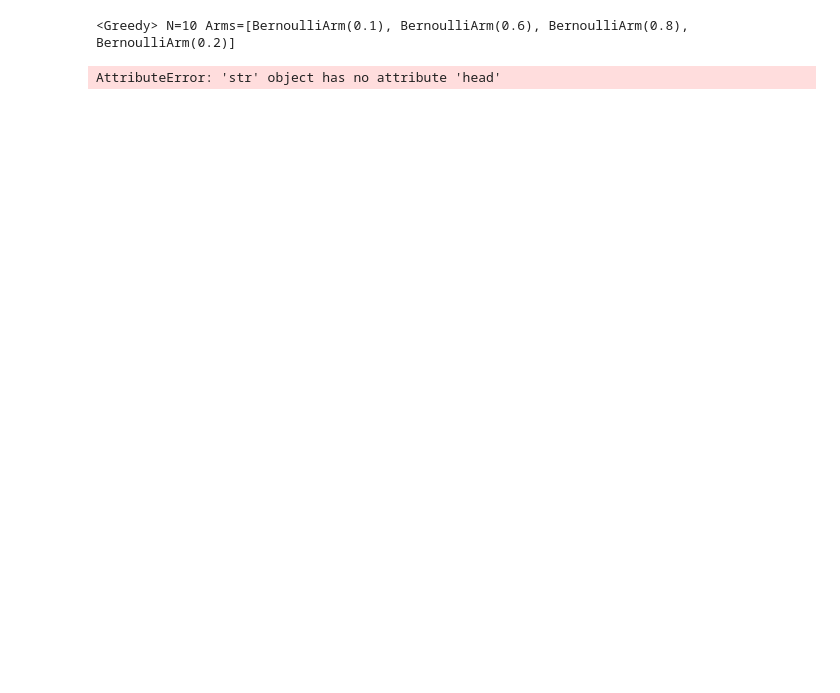
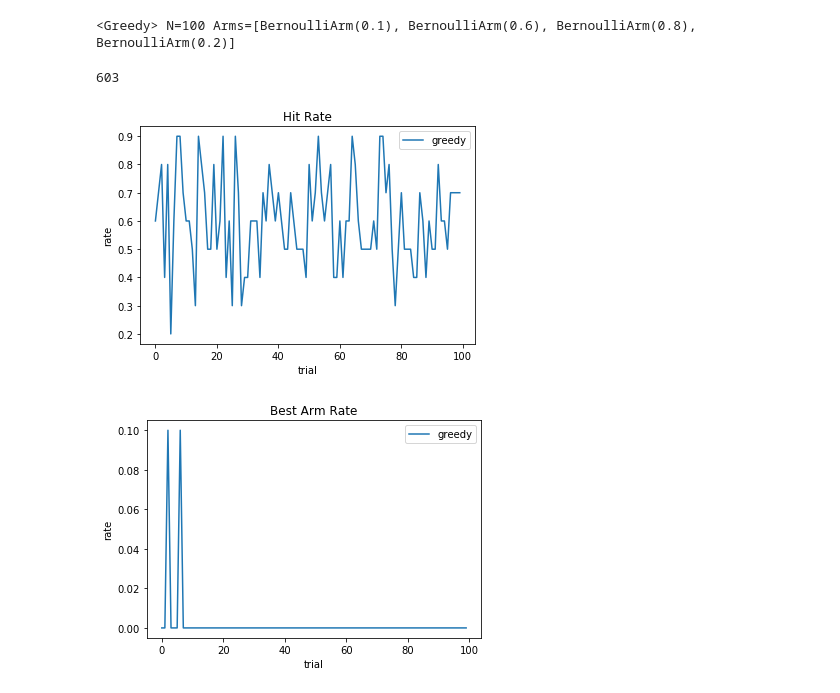
Before and after one commit to habroptilus/bandit, a Jupyter notebook: src/main.ipynb, the cells around one changed output. Saved outputs shown, nothing was run; the diff lists cells and outputs as text; code cells hidden in the pictures; blank space fills up the shorter version.

Commit message:
add plot reward bar method

```diff
--- a/src/main.ipynb
+++ b/src/main.ipynb
@@ -46,7 +47,7 @@ def simulate(alg,outer_iter):
 
     mu_list=[alg.arms[i].mu for i in range(alg.K)]
     best_arm=mu_list.index(max(mu_list))
-    return hit_rate(df_list),best_arm_rate(df,best_arm),mean_cumulative_reward(df_list)
+    return hit_rate(df_list),best_arm_rate(df_list,best_arm),mean_cumulative_reward(df_list)
 # %%
 def plot_rate(rate_list,N,algos,title):
     """Plot each rate("Best Arm Rate" or "Hit Rate").
@@ -68,16 +83,20 @@ def plot_rate(rate_list,N,algos,title):
 # set parameters
 mus = [0.1, 0.6, 0.8, 0.2]
 arms = [BernoulliArm(mu) for mu in mus]
-N=10
+N=100
 outer_iter=10
 # %%
 # create algorithm instance
 alg = Greedy(arms,N)
 print(alg)
 # %% [output]
-<Greedy> N=10 Arms=[BernoulliArm(0.1), BernoulliArm(0.6), BernoulliArm(0.8), BernoulliArm(0.2)]
+<Greedy> N=100 Arms=[BernoulliArm(0.1), BernoulliArm(0.6), BernoulliArm(0.8), BernoulliArm(0.2)]
 # %%
 hit,best,reward=simulate(alg,outer_iter)
 print(reward)
+plot_rate([hit],N,["greedy"],"Hit Rate")
+plot_rate([best],N,["greedy"],"Best Arm Rate")
 # %% [output]
-AttributeError: 'str' object has no attribute 'head'
+603
+[figure, added]
+[figure, added]
```
Also changed, not shown: parts of 5 cells of this notebook.
